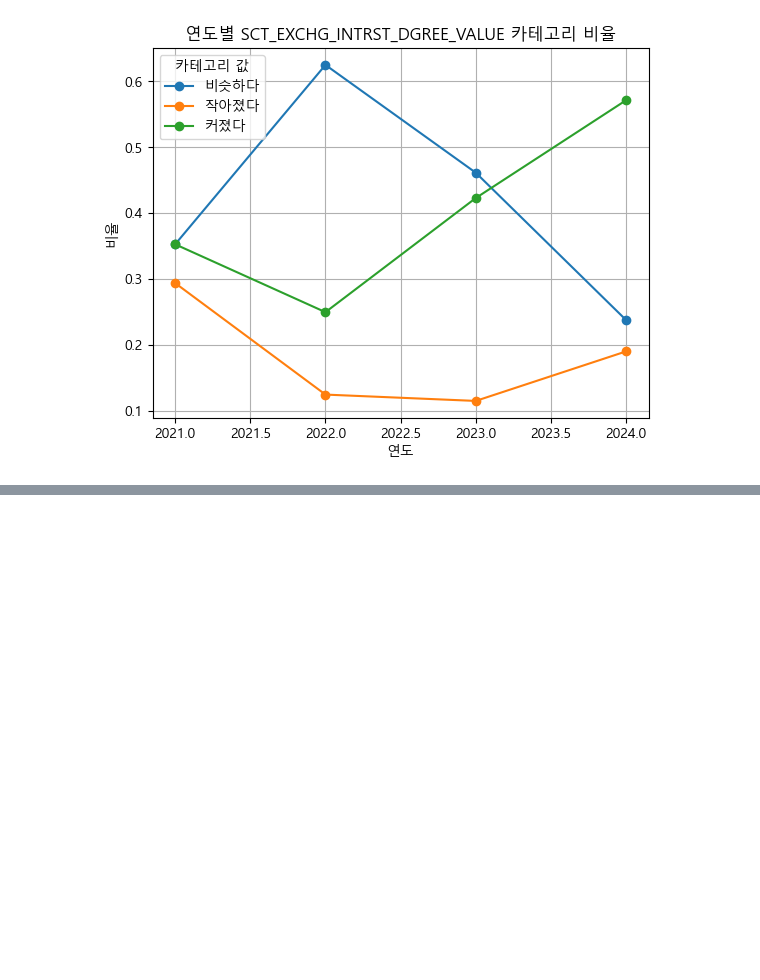
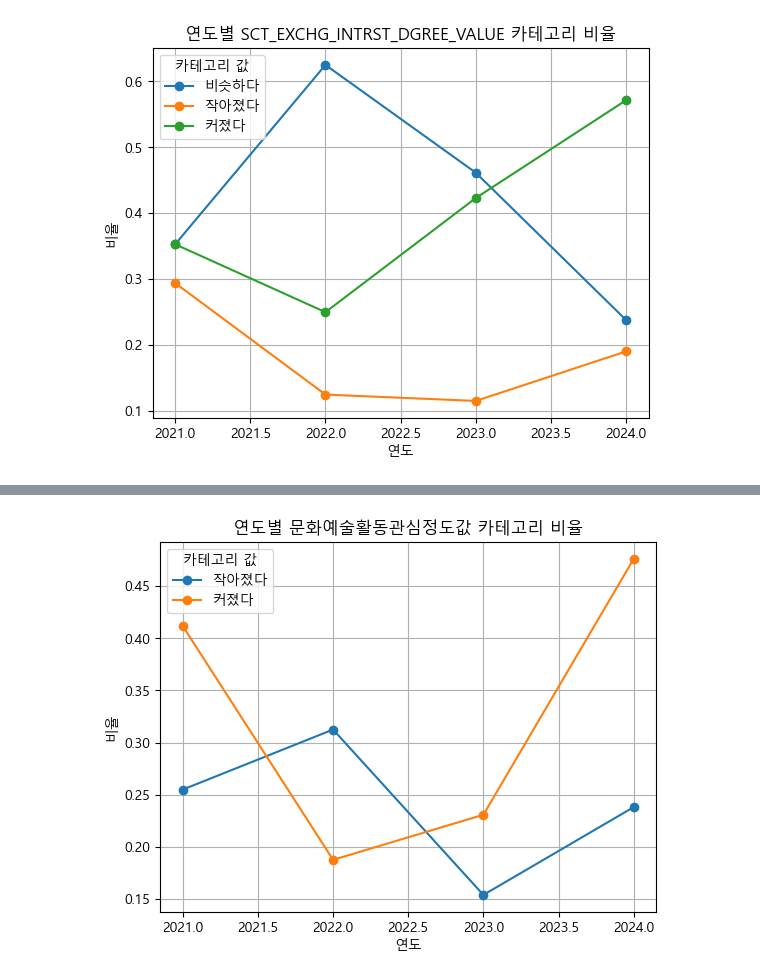
Before and after one commit to jgw-ow/PROJECT_SaSAC_01, a Jupyter notebook: culture.ipynb, the cells around one changed output, grey strips where cells are left out. Drawn from its saved outputs; the diff is of its cells as text; code cells hidden in the pictures; blank space fills up the shorter version.

```diff
--- a/culture.ipynb
+++ b/culture.ipynb
@@ -337,0 +483,84 @@ for column in columns_to_replace:
+# %%
+import pandas as pd
+import matplotlib.pyplot as plt
+from matplotlib import font_manager, rc
+
+# 한글 폰트 설정
+font_path = "C:/Windows/Fonts/malgun.ttf"  # Windows의 경우
+font_name = font_manager.FontProperties(fname=font_path).get_name()
+rc('font', family=font_name)
+
+# CSV 파일 목록
+csv_files = ['20211103.csv', '20221109.csv', '20231108.csv', '20241106.csv']
+
+# 각 CSV 파일을 읽어서 DataFrame으로 변환한 후 리스트에 저장
+dataframes = []
+for file in csv_files:
+    df = pd.read_csv(file, encoding='utf-8')  # 또는 encoding='cp949'
+    df['YEAR'] = int(file[:4])  # 파일명에서 연도 추출
+    dataframes.append(df)
+
+# 모든 DataFrame을 하나로 합치기
+df = pd.concat(dataframes, ignore_index=True)
+
+# 영어 컬럼명과 한글 컬럼명 매핑 딕셔너리
+column_mapping = {
+    'RESPOND_ID': '응답자ID',
+    'EXAMIN_BEGIN_DE': '조사시작일자',
+    'SEXDSTN_FLAG_CD': '성별구분코드',
+    'AGRDE_FLAG_NM': '연령대구분명',
+    'ANSWRR_OC_AREA_NM': '답변자거주지역명',
+    'HSHLD_INCOME_DGREE_NM': '가구소득정도명',
+    'CLTUR_ART_VIEWNG_INTRST_DGREE_VALUE': '문화예술관람관심정도값',
+    'CLTUR_ART_ACT_INTRST_DGREE_VALUE': '문화예술활동관심정도값',
+    'SPORTS_VIEWNG_INTRST_DGREE_VALUE': '스포츠관람관심정도값',
+    'SPORTS_ACT_INTRST_DGREE_VALUE': '스포츠활동관심정도값',
+    'TURSM_TOUR_INTRST_DGREE_VALUE': '관광여행관심정도값',
+    'RCRT_REST_INTRST_DGREE_VALUE': '오락휴식관심정도값',
+    'SELF_IMPT_SELF_MANAGE_INTRST_DGREE_VALUE': '본인계발본인관리관심정도값',
+    'SCT_EXCHG_INTRST_DGREE_VALUE': '사회교류관심정도값'
+}
+
+# 컬럼명 변경
+df = df.rename(columns=column_mapping)
+
+# 재분류할 컬럼들
+columns_to_replace = [
+    '문화예술활동관심정도값',
+    '스포츠활동관심정도값',
+    '사회교류관심정도값'
+]
+
+replace_map = {
+    '매우 커졌다': '커졌다',
+    '조금 커졌다': '커졌다',
+    '매우 작아졌다': '작아졌다',
+    '조금 작아졌다': '작아졌다'
+}
+
+# 각 컬럼에 대해 재분류 적용
+for column in columns_to_replace:
+    df[column] = df[column].replace(replace_map)
+
+# 특정 조건에 맞는 데이터 필터링
+filtered_df = df[(df['답변자거주지역명'] == '서울특별시') & (df['연령대구분명'] == '20대')]
+
+# 각 컬럼에 대해 그래프 그리기
+for column in columns_to_replace:
+    # 연도별로 컬럼의 카테고리 값 비율 계산
+    category_counts = filtered_df.groupby(['YEAR', column]).size().unstack(fill_value=0)
+    category_ratios = category_counts.div(category_counts.sum(axis=1), axis=0)
+
+    # '비슷하다' 값을 제외한 카테고리만 필터링
+    category_ratios = category_ratios.drop(columns=['비슷하다'], errors='ignore')
+
+    # 그래프 그리기
+    category_ratios.plot(kind='line', marker='o')
+    plt.title(f'연도별 {column} 카테고리 비율')
+    plt.xlabel('연도')
+    plt.ylabel('비율')
+    plt.legend(title='카테고리 값')
+    plt.grid(True)
+    plt.show()
+# %% [output]
+[figure, added]
```
Also changed, not shown: parts of 5 cells of this notebook, 11 other files.
